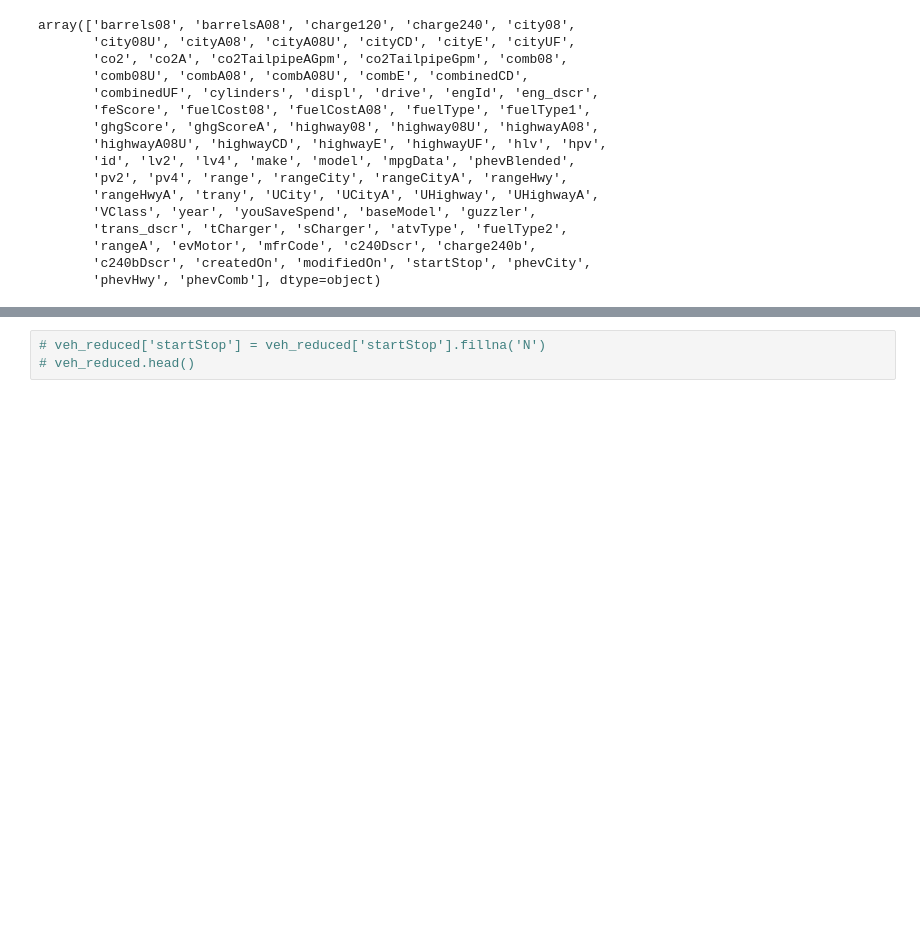
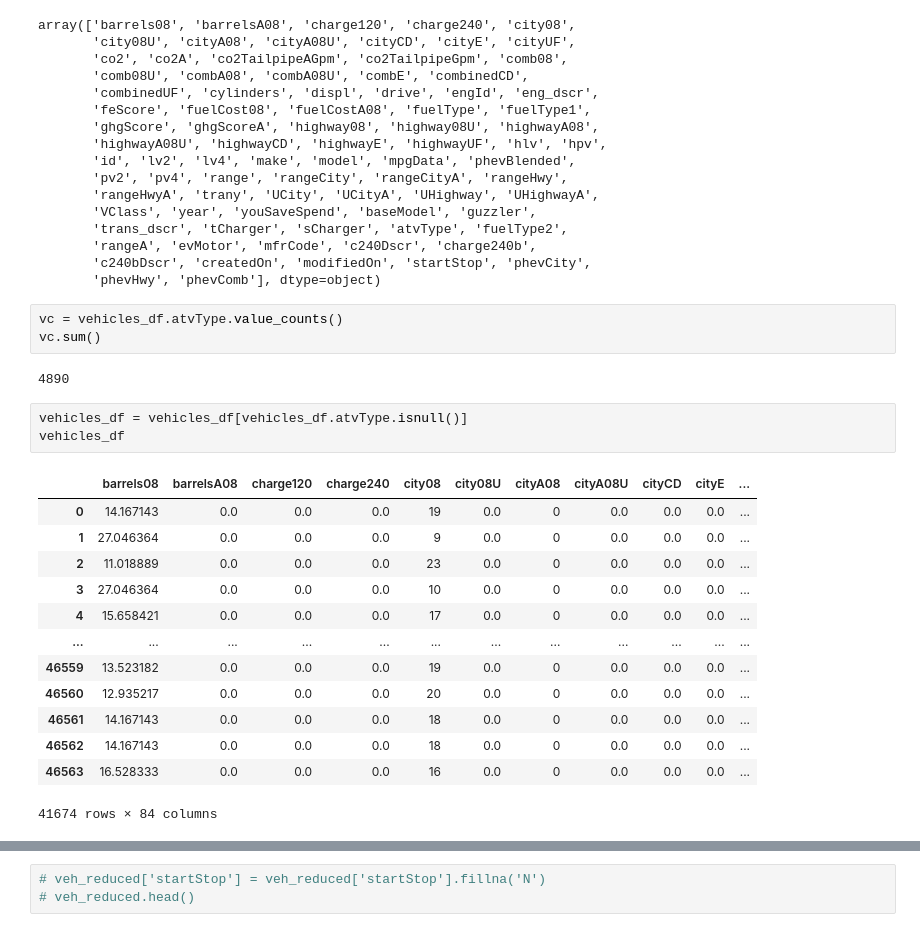
Before and after one commit to Freemark0211/Project_4_MPG_Prediction, a Jupyter notebook: Kevin/Vehicle_Cleaning.ipynb, the cells around one changed output, grey strips where cells are left out. Cells and saved outputs as stored; diff of their text form; blank space fills up the shorter version.

```diff
--- a/Kevin/Vehicle_Cleaning.ipynb
+++ b/Kevin/Vehicle_Cleaning.ipynb
@@ -34,6 +40,28 @@ array(['barrels08', 'barrelsA08', 'charge120', 'charge240', 'city08',
        'rangeA', 'evMotor', 'mfrCode', 'c240Dscr', 'charge240b',
        'c240bDscr', 'createdOn', 'modifiedOn', 'startStop', 'phevCity',
        'phevHwy', 'phevComb'], dtype=object)
+# %%
+vc = vehicles_df.atvType.value_counts()
+vc.sum()
+# %% [output]
+4890
+# %%
+vehicles_df = vehicles_df[vehicles_df.atvType.isnull()]
+vehicles_df
+# %% [output]
+|  | barrels08 | barrelsA08 | charge120 | charge240 | city08 | city08U | cityA08 | cityA08U | cityCD | cityE | ... |
+| 0 | 14.167143 | 0.0 | 0.0 | 0.0 | 19 | 0.0 | 0 | 0.0 | 0.0 | 0.0 | ... |
+| 1 | 27.046364 | 0.0 | 0.0 | 0.0 | 9 | 0.0 | 0 | 0.0 | 0.0 | 0.0 | ... |
+| 2 | 11.018889 | 0.0 | 0.0 | 0.0 | 23 | 0.0 | 0 | 0.0 | 0.0 | 0.0 | ... |
+| 3 | 27.046364 | 0.0 | 0.0 | 0.0 | 10 | 0.0 | 0 | 0.0 | 0.0 | 0.0 | ... |
+| 4 | 15.658421 | 0.0 | 0.0 | 0.0 | 17 | 0.0 | 0 | 0.0 | 0.0 | 0.0 | ... |
+| ... | ... | ... | ... | ... | ... | ... | ... | ... | ... | ... | ... |
+| 46559 | 13.523182 | 0.0 | 0.0 | 0.0 | 19 | 0.0 | 0 | 0.0 | 0.0 | 0.0 | ... |
+| 46560 | 12.935217 | 0.0 | 0.0 | 0.0 | 20 | 0.0 | 0 | 0.0 | 0.0 | 0.0 | ... |
+| 46561 | 14.167143 | 0.0 | 0.0 | 0.0 | 18 | 0.0 | 0 | 0.0 | 0.0 | 0.0 | ... |
+| 46562 | 14.167143 | 0.0 | 0.0 | 0.0 | 18 | 0.0 | 0 | 0.0 | 0.0 | 0.0 | ... |
+| 46563 | 16.528333 | 0.0 | 0.0 | 0.0 | 16 | 0.0 | 0 | 0.0 | 0.0 | 0.0 | ... |
+41674 rows × 84 columns
 # %%
 veh_reduced = vehicles_df[['year','VClass','comb08','cylinders','displ','drive','fuelType','trany']]
 veh_reduced
```
Also changed, not shown: parts of 11 cells of this notebook, 1 other file.
